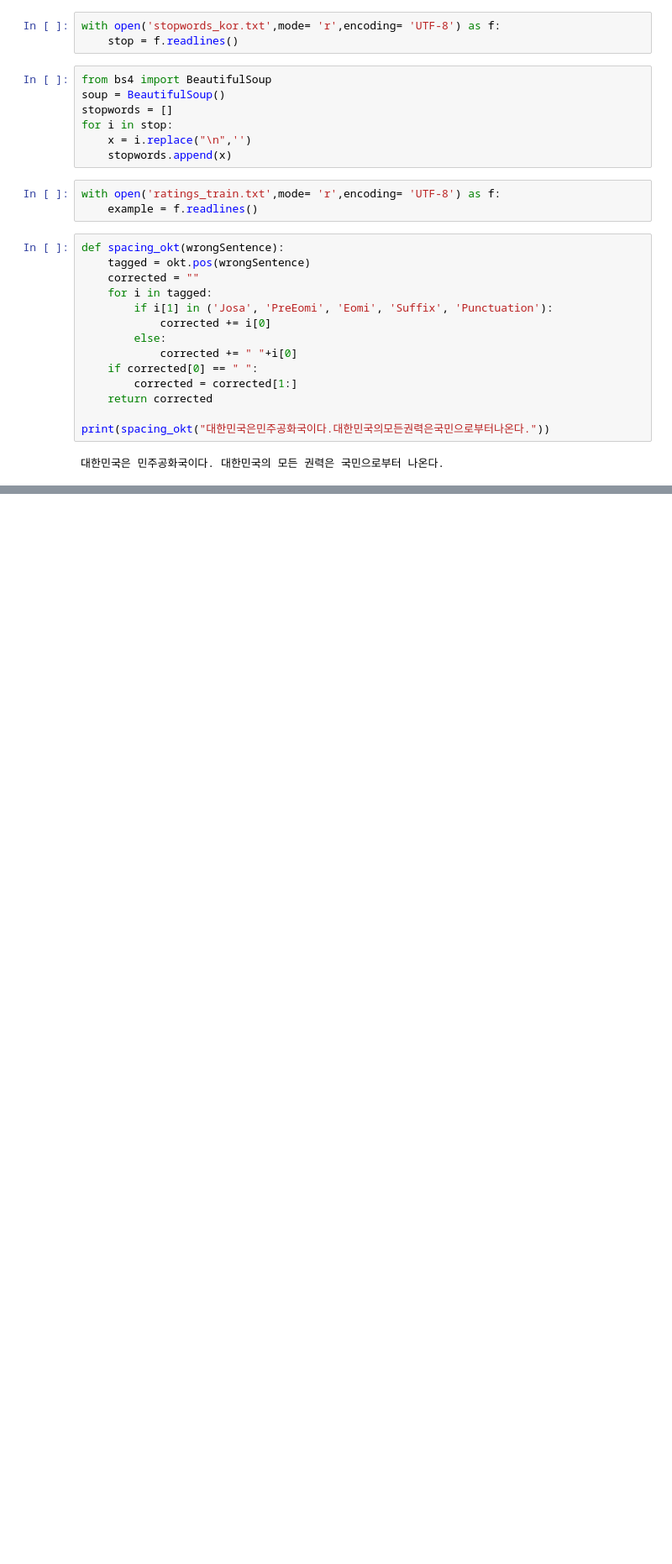
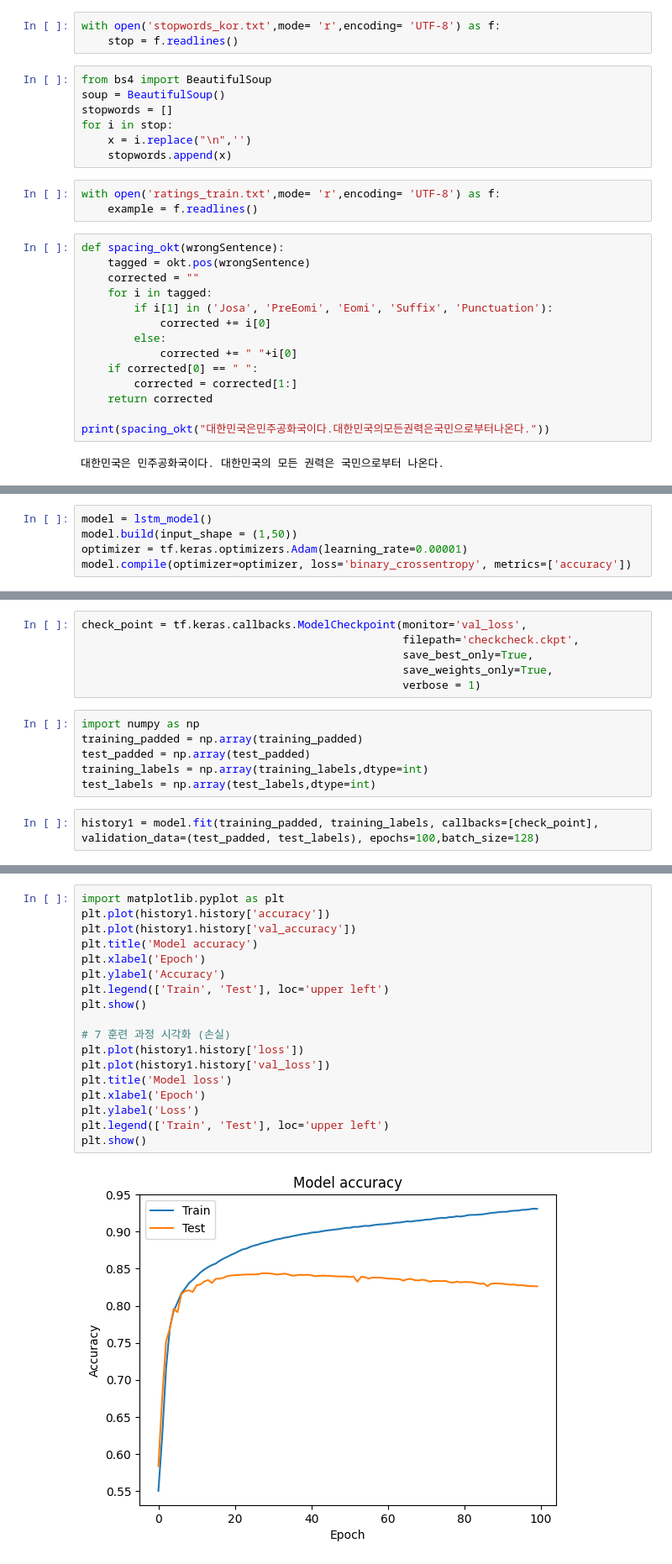
Before and after one commit to KBigForest/Bigforest_study, a Jupyter notebook: daily_study/23_03_29/work_03_29_hanlim_with_lstm copy.ipynb, the cells around one changed output, grey strips where cells are left out. Shown at 84% size. Cells and saved outputs as stored; diff of their text form; blank space fills up the shorter version.

```diff
--- a/daily_study/23_03_29/work_03_29_hanlim_with_lstm copy.ipynb
+++ b/daily_study/23_03_29/work_03_29_hanlim_with_lstm copy.ipynb
@@ -154,0 +145,5 @@ model
+# %%
+model = lstm_model()
+model.build(input_shape = (1,50))
+optimizer = tf.keras.optimizers.Adam(learning_rate=0.00001)
+model.compile(optimizer=optimizer, loss='binary_crossentropy', metrics=['accuracy'])
@@ -154,0 +152,14 @@ model
+# %%
+check_point = tf.keras.callbacks.ModelCheckpoint(monitor='val_loss',
+                                                 filepath='checkcheck.ckpt',
+                                                 save_best_only=True,
+                                                 save_weights_only=True,
+                                                 verbose = 1)
+# %%
+import numpy as np
+training_padded = np.array(training_padded)
+test_padded = np.array(test_padded)
+training_labels = np.array(training_labels,dtype=int)
+test_labels = np.array(test_labels,dtype=int)
+# %%
+history1 = model.fit(training_padded, training_labels, callbacks=[check_point], validation_data=(test_padded, test_labels), epochs=100,batch_size=128)
@@ -154,0 +184,20 @@ model
+# %%
+import matplotlib.pyplot as plt
+plt.plot(history1.history['accuracy'])
+plt.plot(history1.history['val_accuracy'])
+plt.title('Model accuracy')
+plt.xlabel('Epoch')
+plt.ylabel('Accuracy')
+plt.legend(['Train', 'Test'], loc='upper left')
+plt.show()
+
+# 7 훈련 과정 시각화 (손실)
+plt.plot(history1.history['loss'])
+plt.plot(history1.history['val_loss'])
+plt.title('Model loss')
+plt.xlabel('Epoch')
+plt.ylabel('Loss')
+plt.legend(['Train', 'Test'], loc='upper left')
+plt.show()
+# %% [output]
+[figure, added]
```
Also changed, not shown: parts of 30 cells of this notebook, 11 other files.
